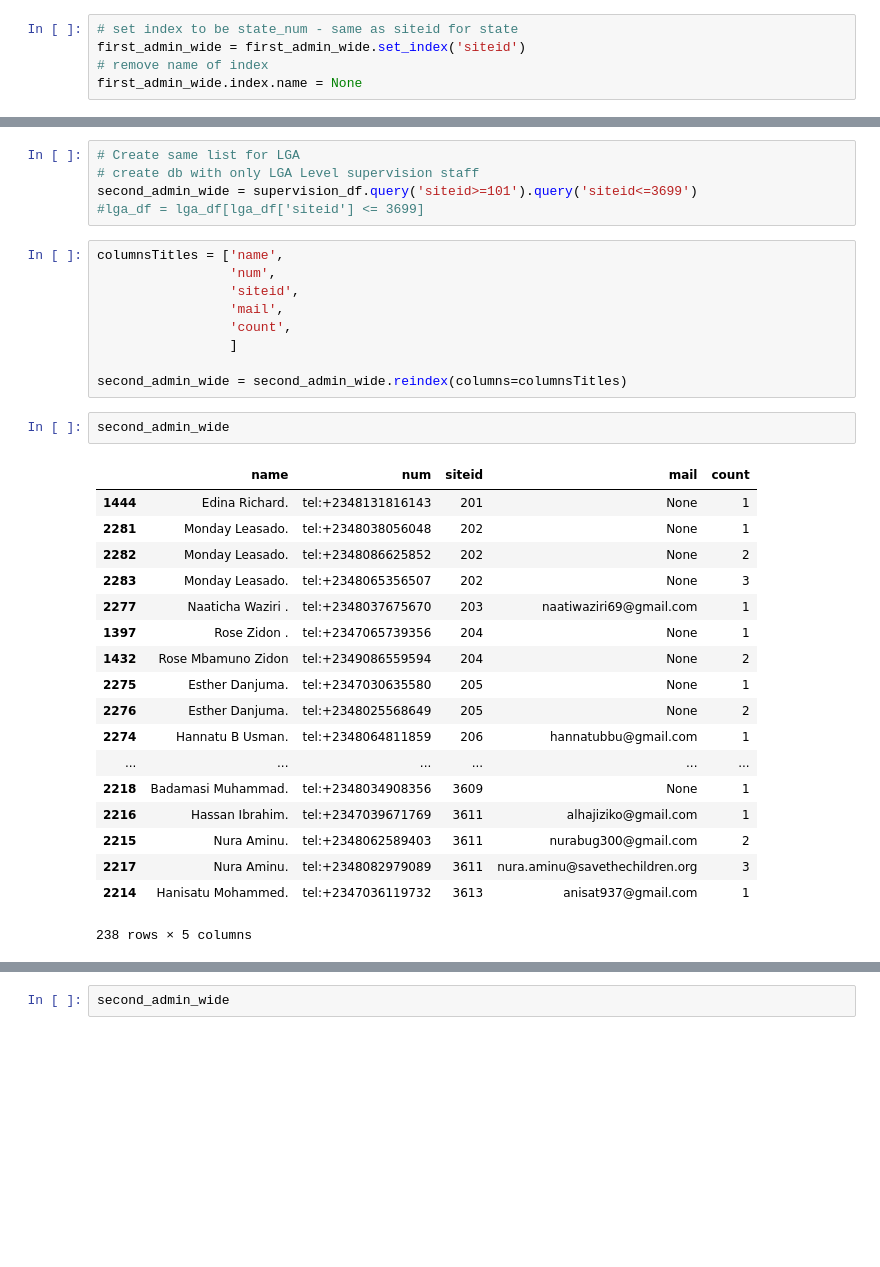
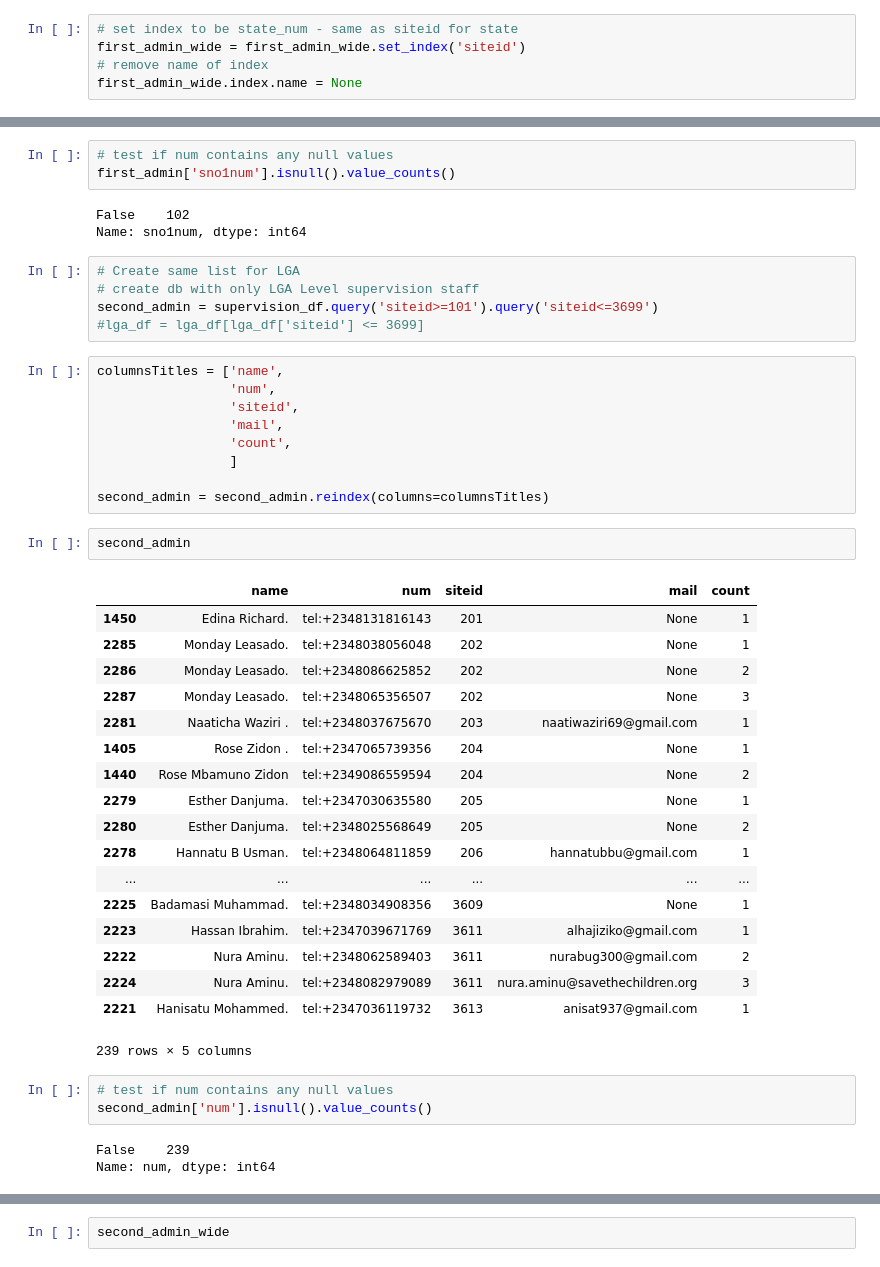
Before and after one commit to RobertJohnston/IMAM, a Jupyter notebook: IMAM Supervision database.ipynb, the cells around one changed output, grey strips where cells are left out. Cells and saved outputs as stored; diff of their text form; blank space fills up the shorter version.

```diff
--- a/IMAM Supervision database.ipynb
+++ b/IMAM Supervision database.ipynb
@@ -460,7 +509,13 @@ Name: sno3num, dtype: int64
+# %%
+# test if num contains any null values
+first_admin['sno1num'].isnull().value_counts()
+# %% [output]
+False    102
+Name: sno1num, dtype: int64
 # %%
 # Create same list for LGA
 # create db with only LGA Level supervision staff
-second_admin_wide = supervision_df.query('siteid>=101').query('siteid<=3699')
+second_admin = supervision_df.query('siteid>=101').query('siteid<=3699')
 #lga_df = lga_df[lga_df['siteid'] <= 3699]
 # %%
 columnsTitles = ['name',
@@ -470,28 +525,34 @@ columnsTitles = ['name',
                  'count',
                  ]
 
-second_admin_wide = second_admin_wide.reindex(columns=columnsTitles)
+second_admin = second_admin.reindex(columns=columnsTitles)
-# %%
-second_admin_wide
-# %% [output]
-|  | name | num | siteid | mail | count |
-| 1444 | Edina Richard. | tel:+2348131816143 | 201 | None | 1 |
-| 2281 | Monday Leasado. | tel:+2348038056048 | 202 | None | 1 |
-| 2282 | Monday Leasado. | tel:+2348086625852 | 202 | None | 2 |
-| 2283 | Monday Leasado. | tel:+2348065356507 | 202 | None | 3 |
-| 2277 | Naaticha Waziri . | tel:+2348037675670 | 203 | naatiwaziri69@gmail.com | 1 |
-| 1397 | Rose Zidon . | tel:+2347065739356 | 204 | None | 1 |
-| 1432 | Rose Mbamuno Zidon | tel:+2349086559594 | 204 | None | 2 |
-| 2275 | Esther Danjuma. | tel:+2347030635580 | 205 | None | 1 |
-| 2276 | Esther Danjuma. | tel:+2348025568649 | 205 | None | 2 |
-| 2274 | Hannatu B Usman. | tel:+2348064811859 | 206 | hannatubbu@gmail.com | 1 |
-| ... | ... | ... | ... | ... | ... |
-| 2218 | Badamasi Muhammad. | tel:+2348034908356 | 3609 | None | 1 |
-| 2216 | Hassan Ibrahim. | tel:+2347039671769 | 3611 | alhajiziko@gmail.com | 1 |
-| 2215 | Nura Aminu. | tel:+2348062589403 | 3611 | nurabug300@gmail.com | 2 |
-| 2217 | Nura Aminu. | tel:+2348082979089 | 3611 | nura.aminu@savethechildren.org | 3 |
-| 2214 | Hanisatu Mohammed. | tel:+2347036119732 | 3613 | anisat937@gmail.com | 1 |
-238 rows × 5 columns
+# %%
+second_admin
+# %% [output]
+|  | name | num | siteid | mail | count |
+| 1450 | Edina Richard. | tel:+2348131816143 | 201 | None | 1 |
+| 2285 | Monday Leasado. | tel:+2348038056048 | 202 | None | 1 |
+| 2286 | Monday Leasado. | tel:+2348086625852 | 202 | None | 2 |
+| 2287 | Monday Leasado. | tel:+2348065356507 | 202 | None | 3 |
+| 2281 | Naaticha Waziri . | tel:+2348037675670 | 203 | naatiwaziri69@gmail.com | 1 |
+| 1405 | Rose Zidon . | tel:+2347065739356 | 204 | None | 1 |
+| 1440 | Rose Mbamuno Zidon | tel:+2349086559594 | 204 | None | 2 |
+| 2279 | Esther Danjuma. | tel:+2347030635580 | 205 | None | 1 |
+| 2280 | Esther Danjuma. | tel:+2348025568649 | 205 | None | 2 |
+| 2278 | Hannatu B Usman. | tel:+2348064811859 | 206 | hannatubbu@gmail.com | 1 |
+| ... | ... | ... | ... | ... | ... |
+| 2225 | Badamasi Muhammad. | tel:+2348034908356 | 3609 | None | 1 |
+| 2223 | Hassan Ibrahim. | tel:+2347039671769 | 3611 | alhajiziko@gmail.com | 1 |
+| 2222 | Nura Aminu. | tel:+2348062589403 | 3611 | nurabug300@gmail.com | 2 |
+| 2224 | Nura Aminu. | tel:+2348082979089 | 3611 | nura.aminu@savethechildren.org | 3 |
+| 2221 | Hanisatu Mohammed. | tel:+2347036119732 | 3613 | anisat937@gmail.com | 1 |
+239 rows × 5 columns
+# %%
+# test if num contains any null values
+second_admin['num'].isnull().value_counts()
+# %% [output]
+False    239
+Name: num, dtype: int64
 # %%
 # convert vertical to horizontal database.
 # will None in the cells cause us to send excessive number of warning SMS?
```
Also changed, not shown: parts of 64 cells of this notebook.
